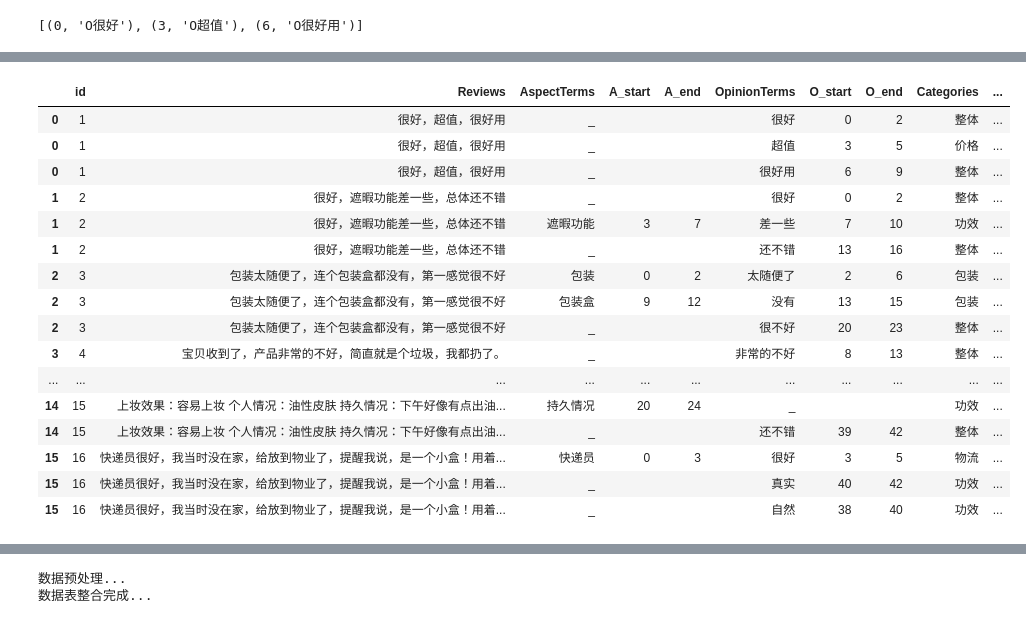
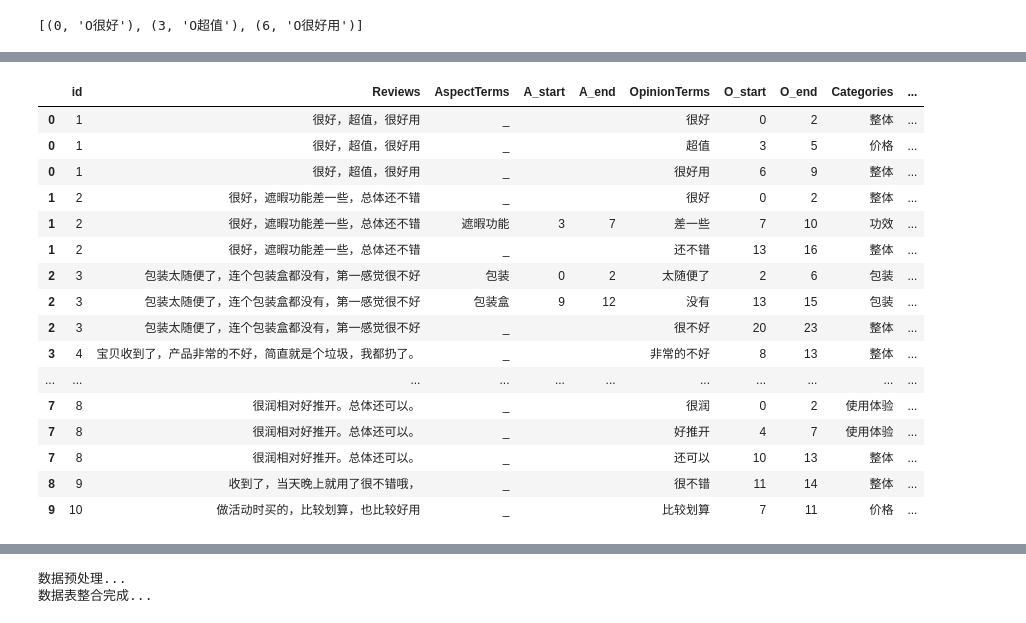
Before and after one commit to callmecaesar/zhijiang, a Jupyter notebook: code/DataPreprocess.ipynb, the cells around one changed output, grey strips where cells are left out. Cells and saved outputs as stored; diff of their text form; code cells hidden in the pictures.

```diff
--- a/code/DataPreprocess.ipynb
+++ b/code/DataPreprocess.ipynb
@@ -52,20 +66,20 @@ NameError: name 'brek' is not defined
 # %%
-new_table.head(35)
+new_table.head(20)
 # %% [output]
 |  | id | Reviews | AspectTerms | A_start | A_end | OpinionTerms | O_start | O_end | Categories | ... |
 | 0 | 1 | 很好，超值，很好用 | _ |  |  | 很好 | 0 | 2 | 整体 | ... |
 | 0 | 1 | 很好，超值，很好用 | _ |  |  | 超值 | 3 | 5 | 价格 | ... |
 | 0 | 1 | 很好，超值，很好用 | _ |  |  | 很好用 | 6 | 9 | 整体 | ... |
 | 1 | 2 | 很好，遮暇功能差一些，总体还不错 | _ |  |  | 很好 | 0 | 2 | 整体 | ... |
 | 1 | 2 | 很好，遮暇功能差一些，总体还不错 | 遮暇功能 | 3 | 7 | 差一些 | 7 | 10 | 功效 | ... |
 | 1 | 2 | 很好，遮暇功能差一些，总体还不错 | _ |  |  | 还不错 | 13 | 16 | 整体 | ... |
 | 2 | 3 | 包装太随便了，连个包装盒都没有，第一感觉很不好 | 包装 | 0 | 2 | 太随便了 | 2 | 6 | 包装 | ... |
 | 2 | 3 | 包装太随便了，连个包装盒都没有，第一感觉很不好 | 包装盒 | 9 | 12 | 没有 | 13 | 15 | 包装 | ... |
 | 2 | 3 | 包装太随便了，连个包装盒都没有，第一感觉很不好 | _ |  |  | 很不好 | 20 | 23 | 整体 | ... |
 | 3 | 4 | 宝贝收到了，产品非常的不好，简直就是个垃圾，我都扔了。 | _ |  |  | 非常的不好 | 8 | 13 | 整体 | ... |
 | ... | ... | ... | ... | ... | ... | ... | ... | ... | ... | ... |
-| 14 | 15 | 上妆效果：容易上妆 个人情况：油性皮肤 持久情况：下午好像有点出油... | 持久情况 | 20 | 24 | _ |  |  | 功效 | ... |
-| 14 | 15 | 上妆效果：容易上妆 个人情况：油性皮肤 持久情况：下午好像有点出油... | _ |  |  | 还不错 | 39 | 42 | 整体 | ... |
-| 15 | 16 | 快递员很好，我当时没在家，给放到物业了，提醒我说，是一个小盒！用着... | 快递员 | 0 | 3 | 很好 | 3 | 5 | 物流 | ... |
-| 15 | 16 | 快递员很好，我当时没在家，给放到物业了，提醒我说，是一个小盒！用着... | _ |  |  | 真实 | 40 | 42 | 功效 | ... |
-| 15 | 16 | 快递员很好，我当时没在家，给放到物业了，提醒我说，是一个小盒！用着... | _ |  |  | 自然 | 38 | 40 | 功效 | ... |
+| 7 | 8 | 很润相对好推开。总体还可以。 | _ |  |  | 很润 | 0 | 2 | 使用体验 | ... |
+| 7 | 8 | 很润相对好推开。总体还可以。 | _ |  |  | 好推开 | 4 | 7 | 使用体验 | ... |
+| 7 | 8 | 很润相对好推开。总体还可以。 | _ |  |  | 还可以 | 10 | 13 | 整体 | ... |
+| 8 | 9 | 收到了，当天晚上就用了很不错哦， | _ |  |  | 很不错 | 11 | 14 | 整体 | ... |
+| 9 | 10 | 做活动时买的，比较划算，也比较好用 | _ |  |  | 比较划算 | 7 | 11 | 价格 | ... |
```
Also changed, not shown: parts of 9 cells of this notebook, 3 other files.
